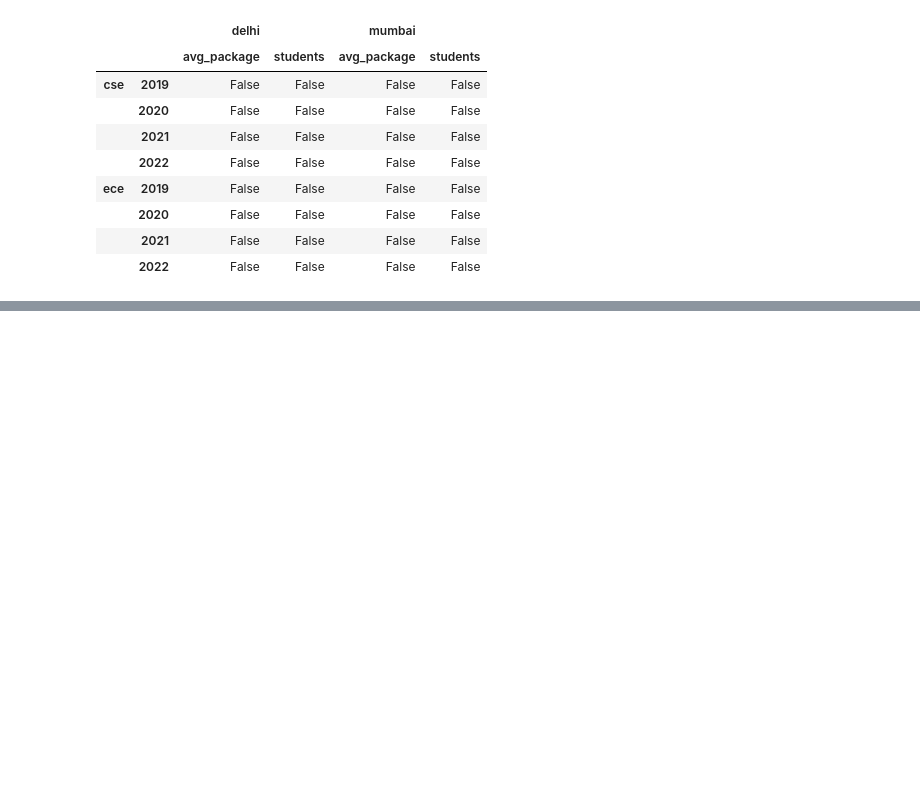
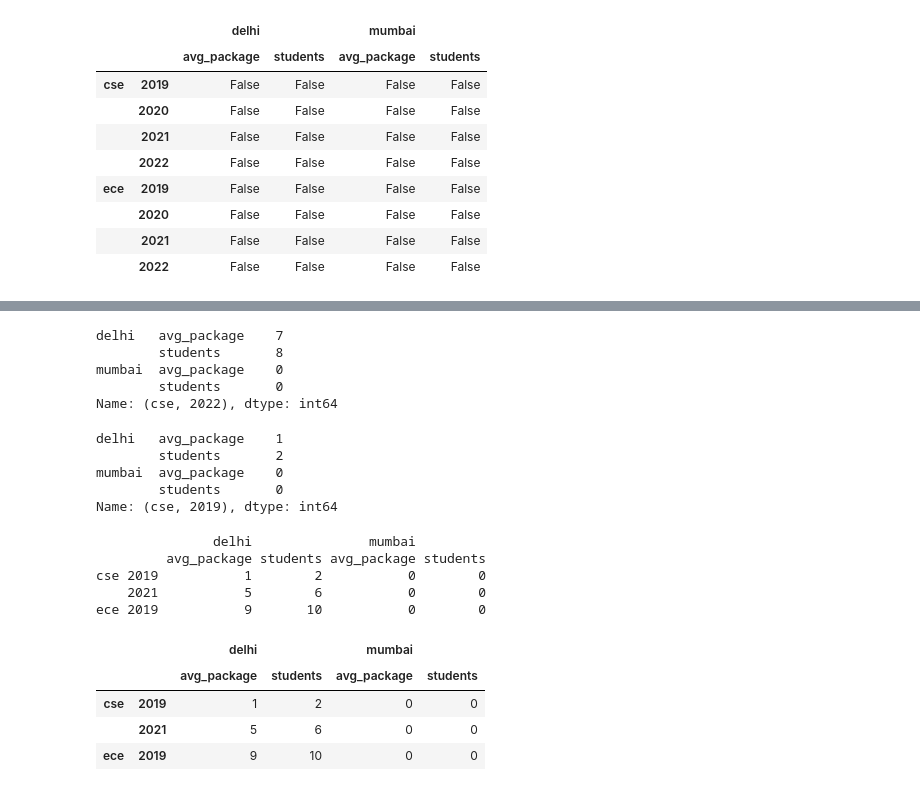
Before and after one commit to Muhammad-Waleed-Source/Pandas, a Jupyter notebook: Pandas_6_MultiIndex_Series_and_DataFrames.ipynb, the cells around one changed output, grey strips where cells are left out. Saved outputs shown, nothing was run; the diff lists cells and outputs as text; code cells hidden in the pictures; blank space fills up the shorter version.

```diff
--- a/Pandas_6_MultiIndex_Series_and_DataFrames.ipynb
+++ b/Pandas_6_MultiIndex_Series_and_DataFrames.ipynb
@@ -653,0 +669,34 @@ branch_df3.isnull()
+# %%
+# single row
+print(branch_df3.loc['cse', 2022])
+# %% [output]
+delhi   avg_package    7
+        students       8
+mumbai  avg_package    0
+        students       0
+Name: (cse, 2022), dtype: int64
+# %%
+print(branch_df3.iloc[0])
+# %% [output]
+delhi   avg_package    1
+        students       2
+mumbai  avg_package    0
+        students       0
+Name: (cse, 2019), dtype: int64
+# %%
+# multiple rows
+print(branch_df3.loc[('cse', 2019):('ece', 2020):2]) # start:end:difference
+# %% [output]
+               delhi               mumbai
+         avg_package students avg_package students
+cse 2019           1        2           0        0
+    2021           5        6           0        0
+ece 2019           9       10           0        0
+# %%
+branch_df3.iloc[0:5:2]
+# %% [output]
+|  |  | delhi |  | mumbai |  |
+|  |  | avg_package | students | avg_package | students |
+| cse | 2019 | 1 | 2 | 0 | 0 |
+|  | 2021 | 5 | 6 | 0 | 0 |
+| ece | 2019 | 9 | 10 | 0 | 0 |
```
Also changed, not shown: parts of 7 cells of this notebook.
